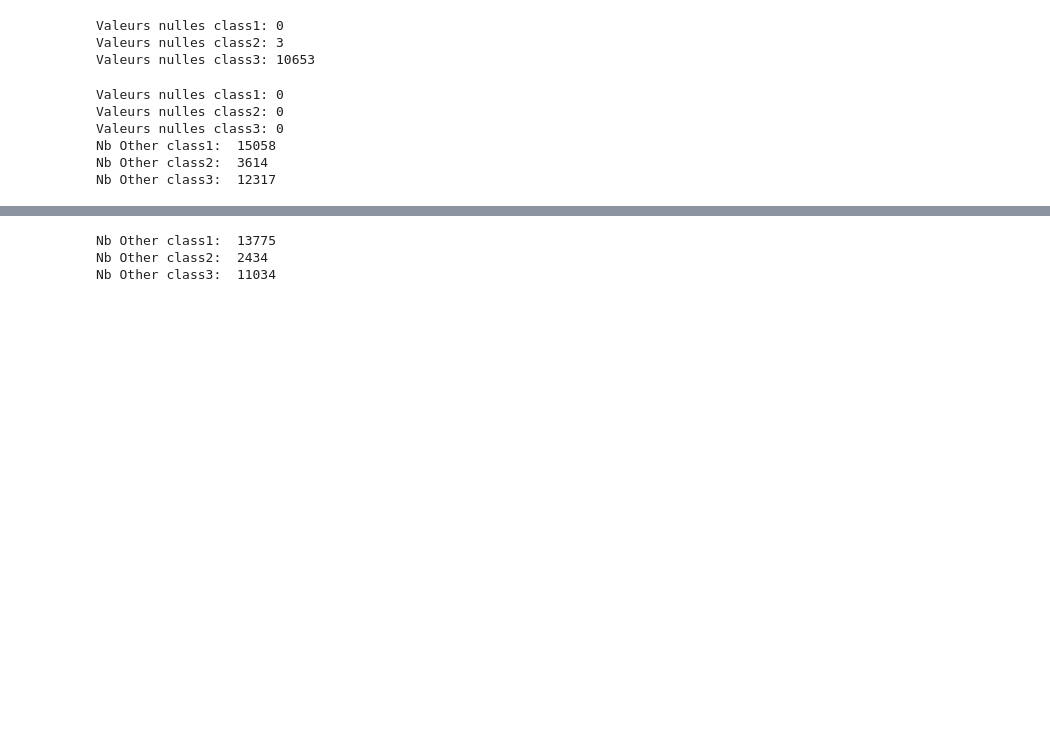
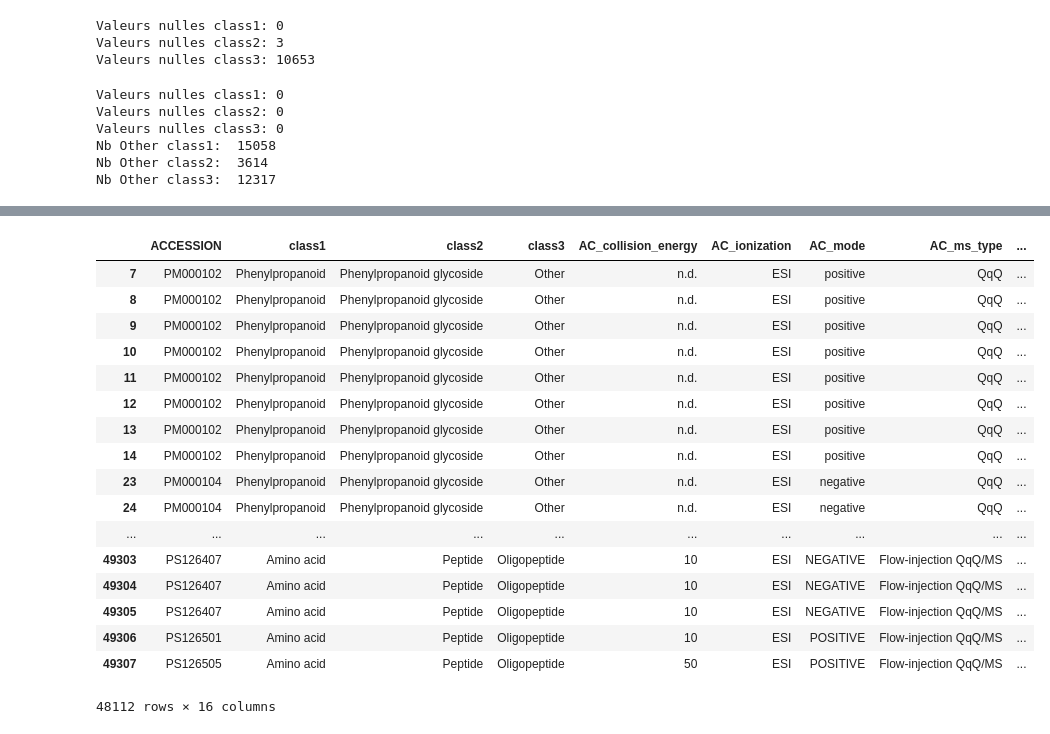
Before and after one commit to margreg/Classification-de-m-tabolite-secondaire-partir-de-spectres-de-masse, a Jupyter notebook: data_cleaning.ipynb, the cells around one changed output, grey strips where cells are left out. Saved outputs shown, nothing was run; the diff lists cells and outputs as text; code cells hidden in the pictures; blank space fills up the shorter version.

```diff
--- a/data_cleaning.ipynb
+++ b/data_cleaning.ipynb
@@ -128,18 +127,8 @@ Nb Other class1:  15058
 Nb Other class2:  3614
 Nb Other class3:  12317
 # %%
-# suppression des lignes pour lesquelles les 3 classes sont 'Other'
-
-for i in range(len(df.index)+1):
-
-    if df['class1'][i] == 'Other' and df['class2'][i] == 'Other' and df['class3'][i] == 'Other':
-        df = df.drop(df.index[i], 0)
-
-    else:
-        pass
-
-
-print( 'Nb Other class1: ', (df['class1'] == 'Other').value_counts()[1])
-print( 'Nb Other class2: ', (df['class2'] == 'Other').value_counts()[1])
-print( 'Nb Other class3: ', (df['class3'] == 'Other').value_counts()[1])
+df1 = df[(df['class1'] != 'Other') | (df['class2'] != 'Other') | (df['class3'] != 'Other')]
+print( 'Nb Other class1: ', (df1['class1'] == 'Other').sum())
+print( 'Nb Other class2: ', (df1['class2'] == 'Other').sum())
+print( 'Nb Other class3: ', (df1['class3'] == 'Other').sum())
 # %% [output]
@@ -169,23 +138,21 @@ IndexError: index out of bounds
-# %%
-# Une seule des classes est 'Other', on la remplace par une classe adjacente.
-
-for i in range(df.index + 1):
-    if df['class1'][i] == 'Other':
-        df['class1'][i] == df['class2'][i] + ' (Class2)'
-
-    elif df['class3'][i] == 'Other':
-        df['class3'][i] == df['class2'][i] + ' (Class2)'
-
-    elif df['class2'][i] == 'Other':
-        df['class2'][i] == df['class3'][i] + ' (Class3)'
-
-    else:
-        pass
-
-print( 'Nb Other class1: ', (df['class1'] == 'Other').value_counts()[1])
-print( 'Nb Other class2: ', (df['class2'] == 'Other').value_counts()[1])
-print( 'Nb Other class3: ', (df['class3'] == 'Other').value_counts()[1])
-# %% [output]
-Nb Other class1:  13775
-Nb Other class2:  2434
-Nb Other class3:  11034
+# %%
+df1
+# %% [output]
+|  | ACCESSION | class1 | class2 | class3 | AC_collision_energy | AC_ionization | AC_mode | AC_ms_type | ... |
+| 7 | PM000102 | Phenylpropanoid | Phenylpropanoid glycoside | Other | n.d. | ESI | positive | QqQ | ... |
+| 8 | PM000102 | Phenylpropanoid | Phenylpropanoid glycoside | Other | n.d. | ESI | positive | QqQ | ... |
+| 9 | PM000102 | Phenylpropanoid | Phenylpropanoid glycoside | Other | n.d. | ESI | positive | QqQ | ... |
+| 10 | PM000102 | Phenylpropanoid | Phenylpropanoid glycoside | Other | n.d. | ESI | positive | QqQ | ... |
+| 11 | PM000102 | Phenylpropanoid | Phenylpropanoid glycoside | Other | n.d. | ESI | positive | QqQ | ... |
+| 12 | PM000102 | Phenylpropanoid | Phenylpropanoid glycoside | Other | n.d. | ESI | positive | QqQ | ... |
+| 13 | PM000102 | Phenylpropanoid | Phenylpropanoid glycoside | Other | n.d. | ESI | positive | QqQ | ... |
+| 14 | PM000102 | Phenylpropanoid | Phenylpropanoid glycoside | Other | n.d. | ESI | positive | QqQ | ... |
+| 23 | PM000104 | Phenylpropanoid | Phenylpropanoid glycoside | Other | n.d. | ESI | negative | QqQ | ... |
+| 24 | PM000104 | Phenylpropanoid | Phenylpropanoid glycoside | Other | n.d. | ESI | negative | QqQ | ... |
+| ... | ... | ... | ... | ... | ... | ... | ... | ... | ... |
+| 49303 | PS126407 | Amino acid | Peptide | Oligopeptide | 10 | ESI | NEGATIVE | Flow-injection QqQ/MS | ... |
+| 49304 | PS126407 | Amino acid | Peptide | Oligopeptide | 10 | ESI | NEGATIVE | Flow-injection QqQ/MS | ... |
+| 49305 | PS126407 | Amino acid | Peptide | Oligopeptide | 10 | ESI | NEGATIVE | Flow-injection QqQ/MS | ... |
+| 49306 | PS126501 | Amino acid | Peptide | Oligopeptide | 10 | ESI | POSITIVE | Flow-injection QqQ/MS | ... |
+| 49307 | PS126505 | Amino acid | Peptide | Oligopeptide | 50 | ESI | POSITIVE | Flow-injection QqQ/MS | ... |
+48112 rows × 16 columns
```
Also changed, not shown: parts of 13 cells of this notebook, 5 other files.
